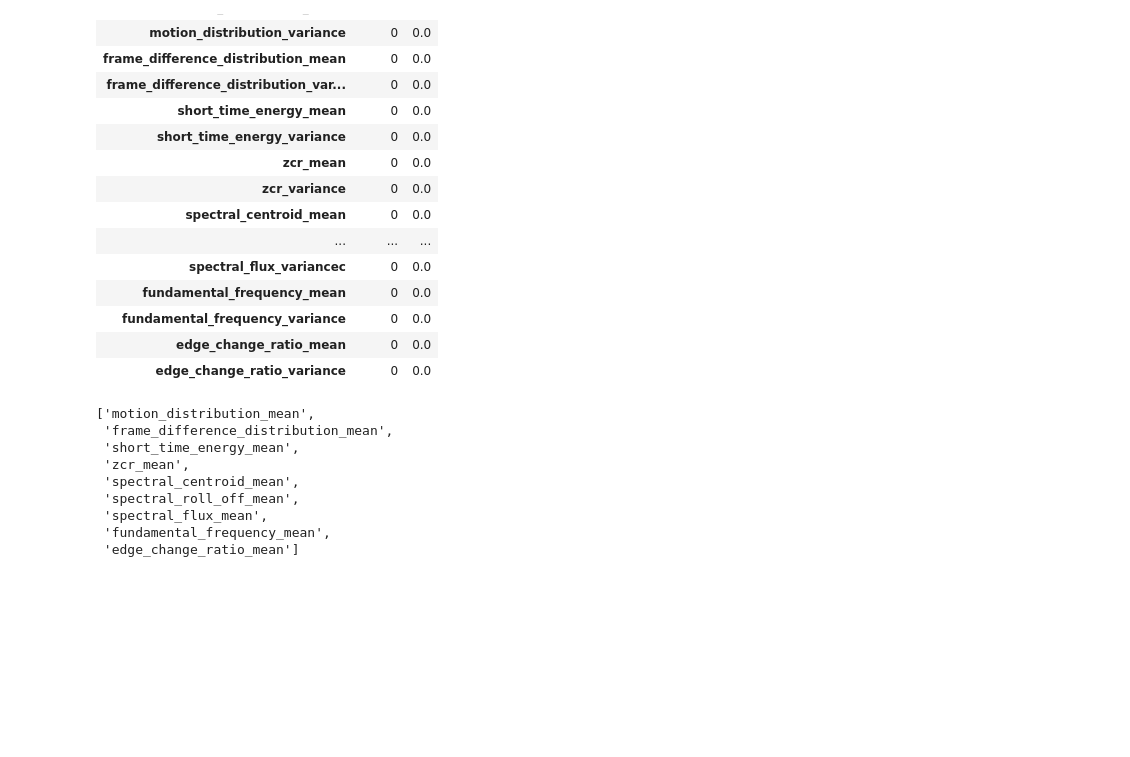
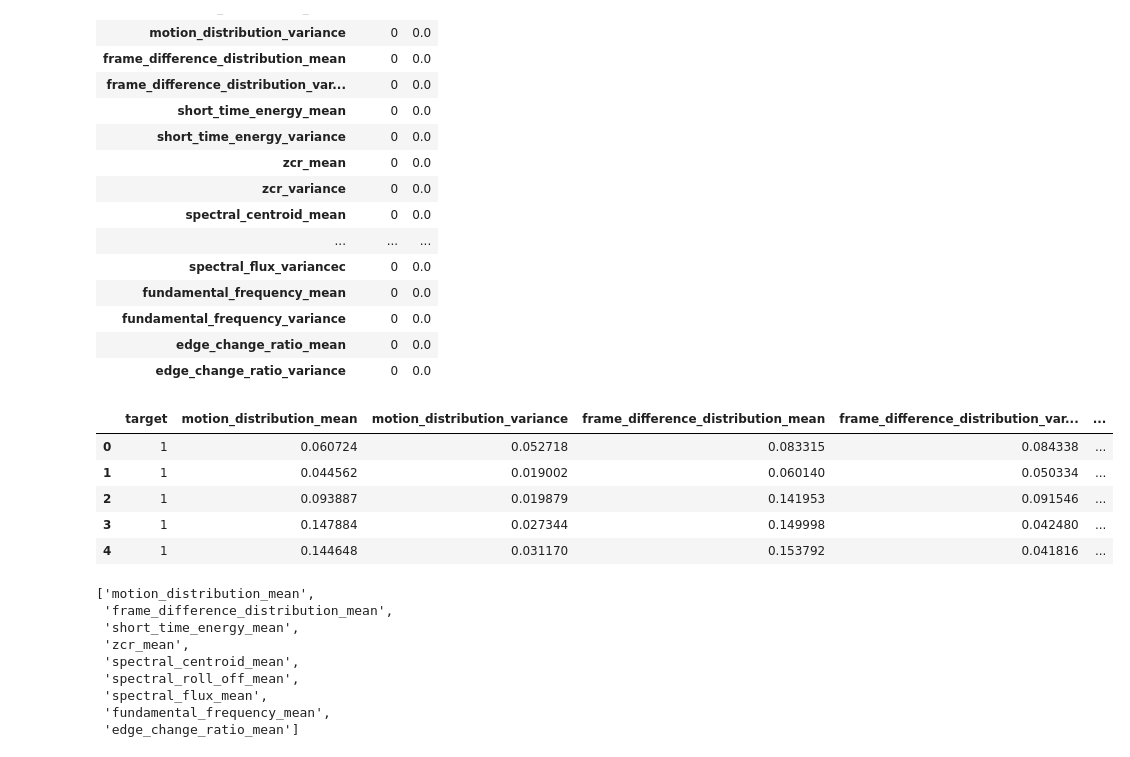
Before and after one commit to DanickCarrier/ml_commercial_detection, a Jupyter notebook: ml_commercial_detection.ipynb, the cells around one changed output. Cells and saved outputs as stored; diff of their text form; code cells hidden in the pictures; blank space fills up the shorter version.

```diff
--- a/ml_commercial_detection.ipynb
+++ b/ml_commercial_detection.ipynb
@@ -103,3 +109,12 @@ pd.DataFrame({'count':sum,'%':sum*100/data.shape[0]})
+# %%
+data.head(5)
+# %% [output]
+|  | target | motion_distribution_mean | motion_distribution_variance | frame_difference_distribution_mean | frame_difference_distribution_var... | ... |
+| 0 | 1 | 0.060724 | 0.052718 | 0.083315 | 0.084338 | ... |
+| 1 | 1 | 0.044562 | 0.019002 | 0.060140 | 0.050334 | ... |
+| 2 | 1 | 0.093887 | 0.019879 | 0.141953 | 0.091546 | ... |
+| 3 | 1 | 0.147884 | 0.027344 | 0.149998 | 0.042480 | ... |
+| 4 | 1 | 0.144648 | 0.031170 | 0.153792 | 0.041816 | ... |
 # %%
 # Scatter and density plots
 def plotScatterMatrix(df, plotSize, textSize):
```
Also changed, not shown: parts of 32 cells of this notebook.
